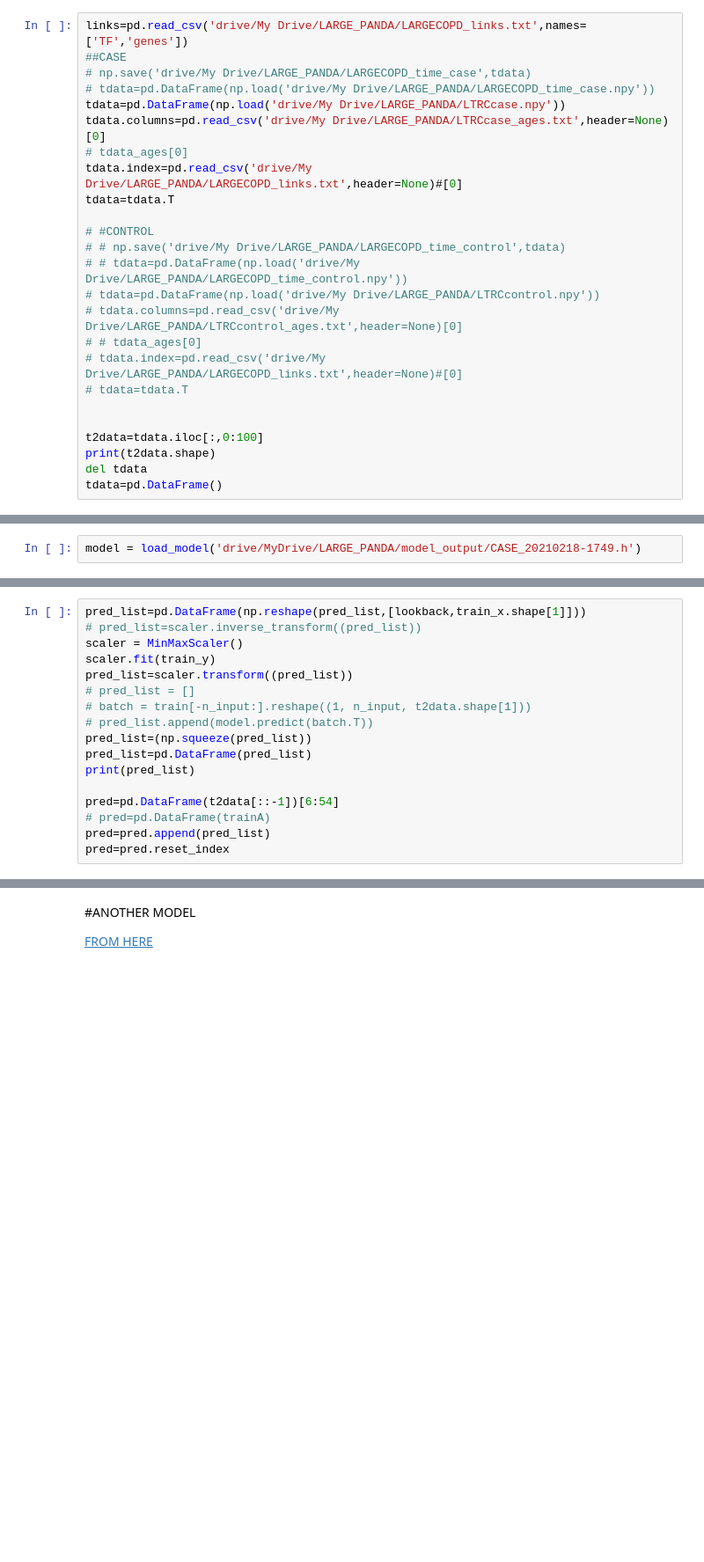
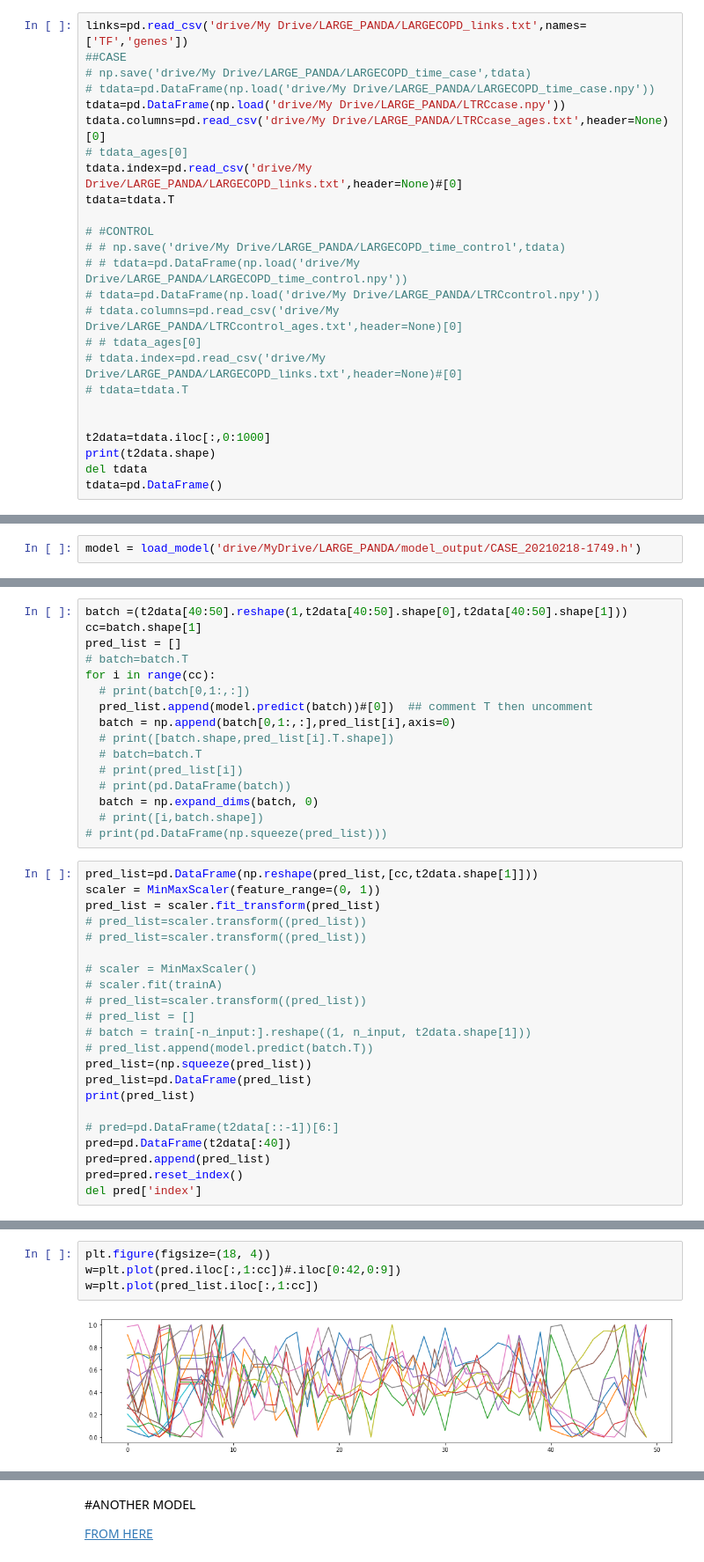
Before and after one commit to dcolinmorgan/prediction, a Jupyter notebook: LTRC_TS_LSTM.ipynb, the cells around one changed output, grey strips where cells are left out. Shown at 88% size. Cells and saved outputs as stored; diff of their text form; blank space fills up the shorter version.

```diff
--- a/LTRC_TS_LSTM.ipynb
+++ b/LTRC_TS_LSTM.ipynb
@@ -601,7 +601,7 @@ tdata=tdata.T
 # tdata=tdata.T
 
 
-t2data=tdata.iloc[:,0:100]
+t2data=tdata.iloc[:,0:1000]
 print(t2data.shape)
 del tdata
 tdata=pd.DataFrame()
@@ -818,9 +783,29 @@ plt.show()
+# %%
+batch =(t2data[40:50].reshape(1,t2data[40:50].shape[0],t2data[40:50].shape[1]))
+cc=batch.shape[1]
+pred_list = []
+# batch=batch.T
+for i in range(cc):
+  # print(batch[0,1:,:])
+  pred_list.append(model.predict(batch))#[0])  ## comment T then uncomment
+  batch = np.append(batch[0,1:,:],pred_list[i],axis=0)
+  # print([batch.shape,pred_list[i].T.shape])
+  # batch=batch.T
+  # print(pred_list[i])
+  # print(pd.DataFrame(batch))
+  batch = np.expand_dims(batch, 0)
+  # print([i,batch.shape])
+# print(pd.DataFrame(np.squeeze(pred_list)))
 # %%
-pred_list=pd.DataFrame(np.reshape(pred_list,[lookback,train_x.shape[1]]))
-# pred_list=scaler.inverse_transform((pred_list))
-scaler = MinMaxScaler()
-scaler.fit(train_y)
-pred_list=scaler.transform((pred_list))
+pred_list=pd.DataFrame(np.reshape(pred_list,[cc,t2data.shape[1]]))
+scaler = MinMaxScaler(feature_range=(0, 1))
+pred_list = scaler.fit_transform(pred_list)
+# pred_list=scaler.transform((pred_list))
+# pred_list=scaler.transform((pred_list))
+
+# scaler = MinMaxScaler()
+# scaler.fit(trainA)
+# pred_list=scaler.transform((pred_list))
 # pred_list = []
 # batch = train[-n_input:].reshape((1, n_input, t2data.shape[1]))
 # pred_list.append(model.predict(batch.T))
@@ -828,7 +813,8 @@ pred_list=(np.squeeze(pred_list))
 pred_list=pd.DataFrame(pred_list)
 print(pred_list)
 
-pred=pd.DataFrame(t2data[::-1])[6:54]
-# pred=pd.DataFrame(trainA)
+# pred=pd.DataFrame(t2data[::-1])[6:]
+pred=pd.DataFrame(t2data[:40])
 pred=pred.append(pred_list)
-pred=pred.reset_index
+pred=pred.reset_index()
+del pred['index']
@@ -834,0 +835,6 @@ pred=pred.reset_index
+# %%
+plt.figure(figsize=(18, 4))
+w=plt.plot(pred.iloc[:,1:cc])#.iloc[0:42,0:9])
+w=plt.plot(pred_list.iloc[:,1:cc])
+# %% [output]
+[figure, added]
```
Also changed, not shown: parts of 30 cells of this notebook.
